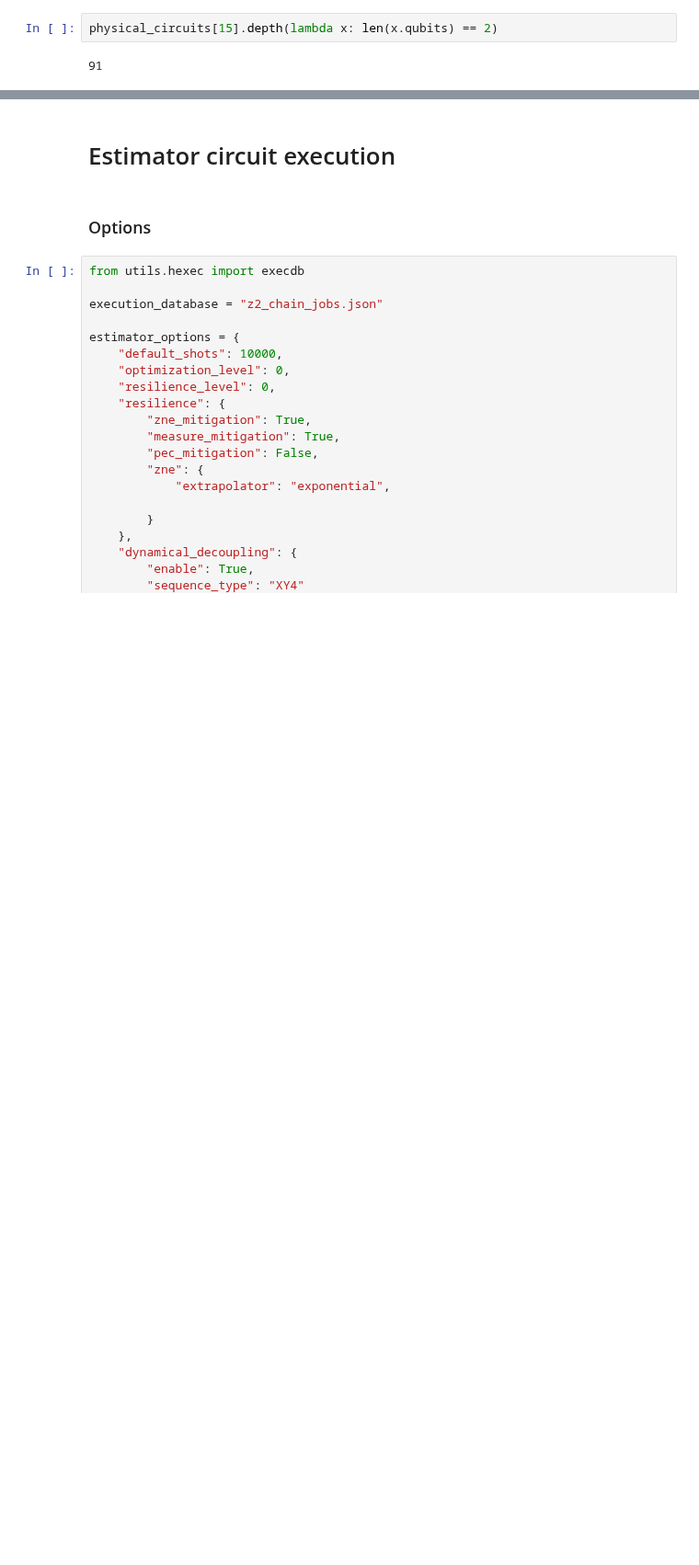
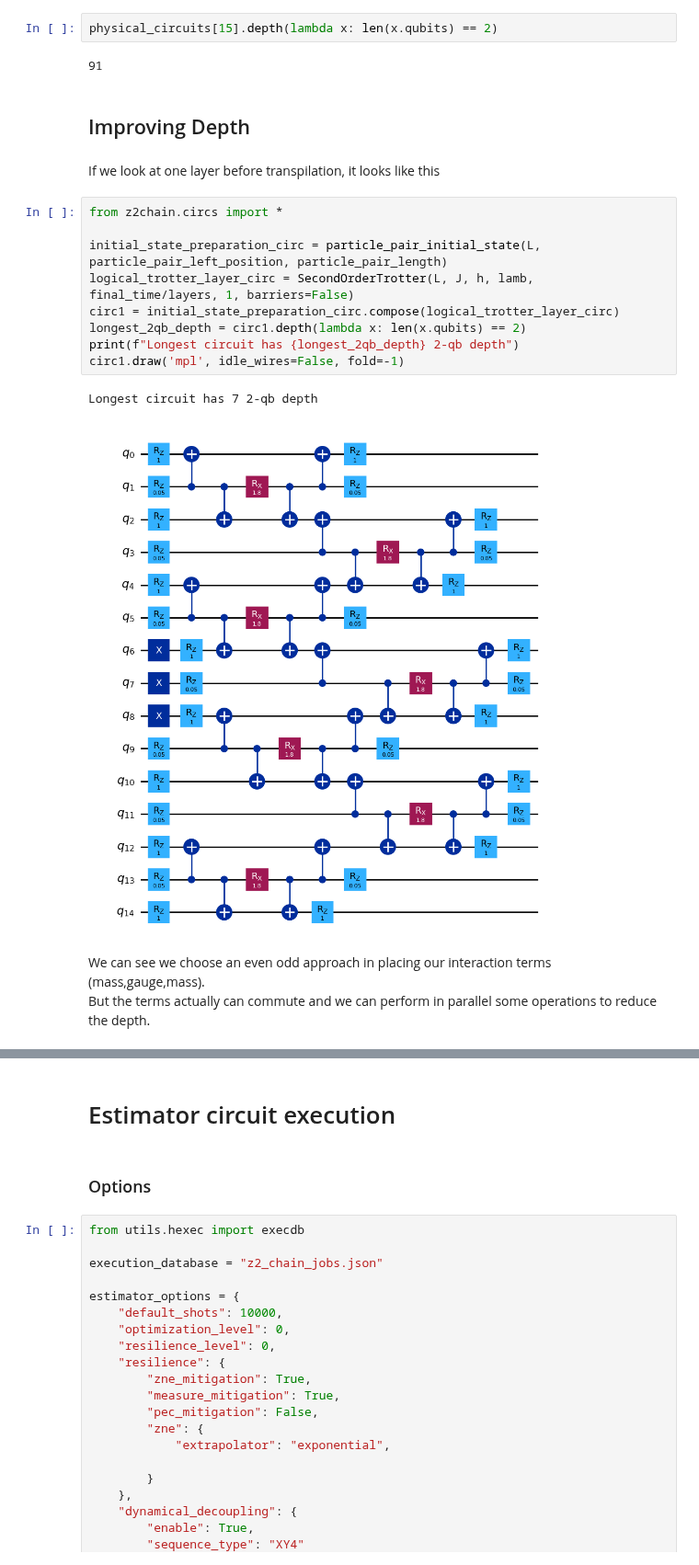
Before and after one commit to Fradm98/qs-qh, a Jupyter notebook: src/notebooks/Z2/z2_chain_hardware.ipynb, the cells around one changed output, grey strips where cells are left out. Shown at 92% size. Cells and saved outputs as stored; diff of their text form; blank space fills up the shorter version.

Commit message:
improved depth

```diff
--- a/src/notebooks/Z2/z2_chain_hardware.ipynb
+++ b/src/notebooks/Z2/z2_chain_hardware.ipynb
@@ -48,3 +51,22 @@ Longest circuit has 121 2-qb depth
 physical_circuits[15].depth(lambda x: len(x.qubits) == 2)
 # %% [output]
 91
+# %% [markdown]
+## Improving Depth
+# %% [markdown]
+If we look at one layer before transpilation, it looks like this
+# %%
+from z2chain.circs import *
+
+initial_state_preparation_circ = particle_pair_initial_state(L, particle_pair_left_position, particle_pair_length)
+logical_trotter_layer_circ = SecondOrderTrotter(L, J, h, lamb, final_time/layers, 1, barriers=False)
+circ1 = initial_state_preparation_circ.compose(logical_trotter_layer_circ)
+longest_2qb_depth = circ1.depth(lambda x: len(x.qubits) == 2)
+print(f"Longest circuit has {longest_2qb_depth} 2-qb depth")
+circ1.draw('mpl', idle_wires=False, fold=-1)
+# %% [output]
+Longest circuit has 7 2-qb depth
+[figure, added]
+# %% [markdown]
+We can see we choose an even odd approach in placing our interaction terms (mass,gauge,mass).
+But the terms actually can commute and we can perform in parallel some operations to reduce the depth.
```
Also changed, not shown: parts of 11 cells of this notebook, 2 other files.
